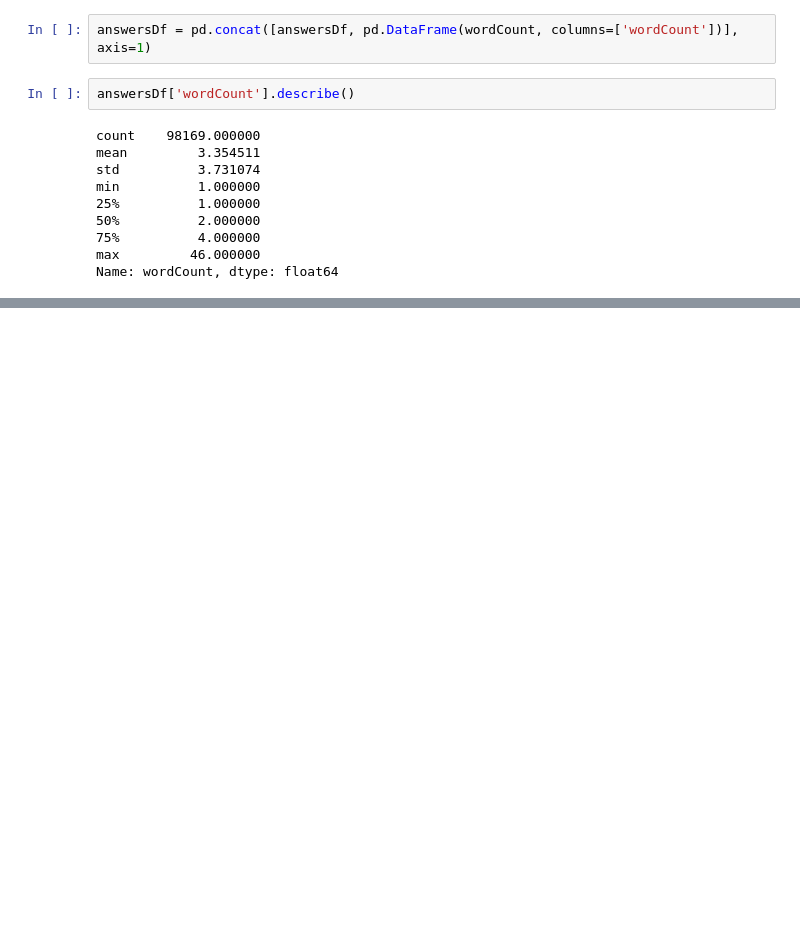
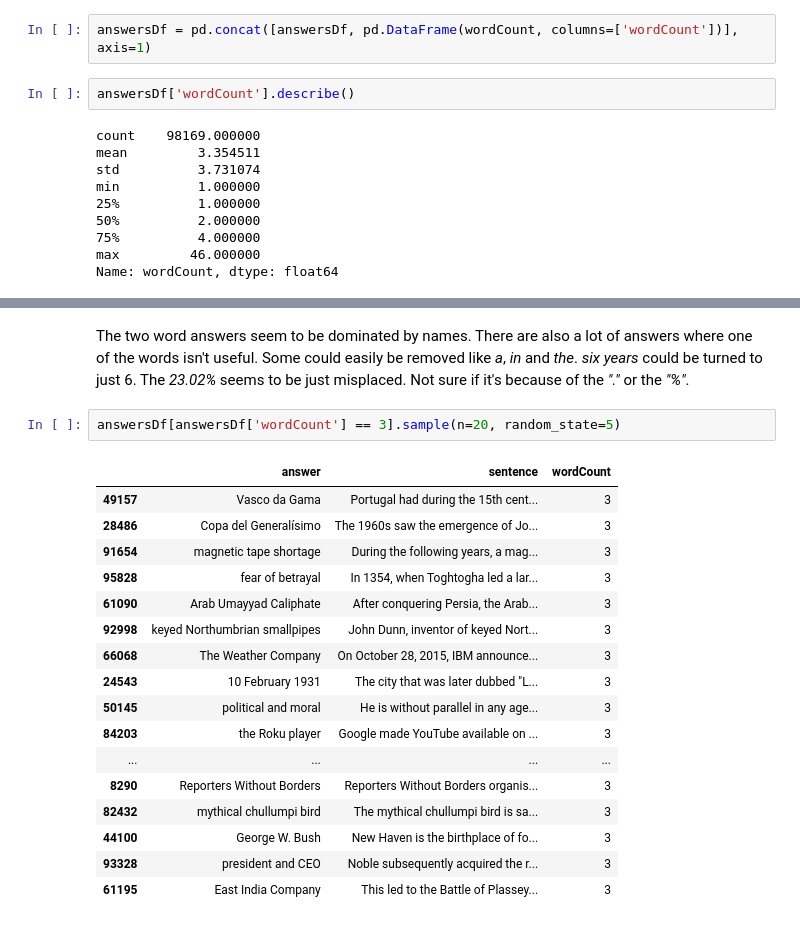
Before and after one commit to KristiyanVachev/Question-Generation, a Jupyter notebook: 01. Data Exploration/SQuADv1.ipynb, the cells around one changed output, grey strips where cells are left out. Cells and saved outputs as stored; diff of their text form; blank space fills up the shorter version.

```diff
--- a/01. Data Exploration/SQuADv1.ipynb
+++ b/01. Data Exploration/SQuADv1.ipynb
@@ -530,0 +586,22 @@ About 1/3 of the answers are single worded.
+# %% [markdown]
+The two word answers seem to be dominated by names. There are also a lot of answers where one of the words isn't useful. Some could easily be removed like *a*, *in* and *the*. *six years* could be turned to just 6. The *23.02%* seems to be just misplaced. Not sure if it's because of the *"."* or the *"%"*.
+# %%
+answersDf[answersDf['wordCount'] == 3].sample(n=20, random_state=5)
+# %% [output]
+|  | answer | sentence | wordCount |
+| 49157 | Vasco da Gama | Portugal had during the 15th cent... | 3 |
+| 28486 | Copa del Generalísimo | The 1960s saw the emergence of Jo... | 3 |
+| 91654 | magnetic tape shortage | During the following years, a mag... | 3 |
+| 95828 | fear of betrayal | In 1354, when Toghtogha led a lar... | 3 |
+| 61090 | Arab Umayyad Caliphate | After conquering Persia, the Arab... | 3 |
+| 92998 | keyed Northumbrian smallpipes | John Dunn, inventor of keyed Nort... | 3 |
+| 66068 | The Weather Company | On October 28, 2015, IBM announce... | 3 |
+| 24543 | 10 February 1931 | The city that was later dubbed "L... | 3 |
+| 50145 | political and moral | He is without parallel in any age... | 3 |
+| 84203 | the Roku player | Google made YouTube available on ... | 3 |
+| ... | ... | ... | ... |
+| 8290 | Reporters Without Borders | Reporters Without Borders organis... | 3 |
+| 82432 | mythical chullumpi bird | The mythical chullumpi bird is sa... | 3 |
+| 44100 | George W. Bush | New Haven is the birthplace of fo... | 3 |
+| 93328 | president and CEO | Noble subsequently acquired the r... | 3 |
+| 61195 | East India Company | This led to the Battle of Plassey... | 3 |
```
Also changed, not shown: parts of 19 cells of this notebook.
